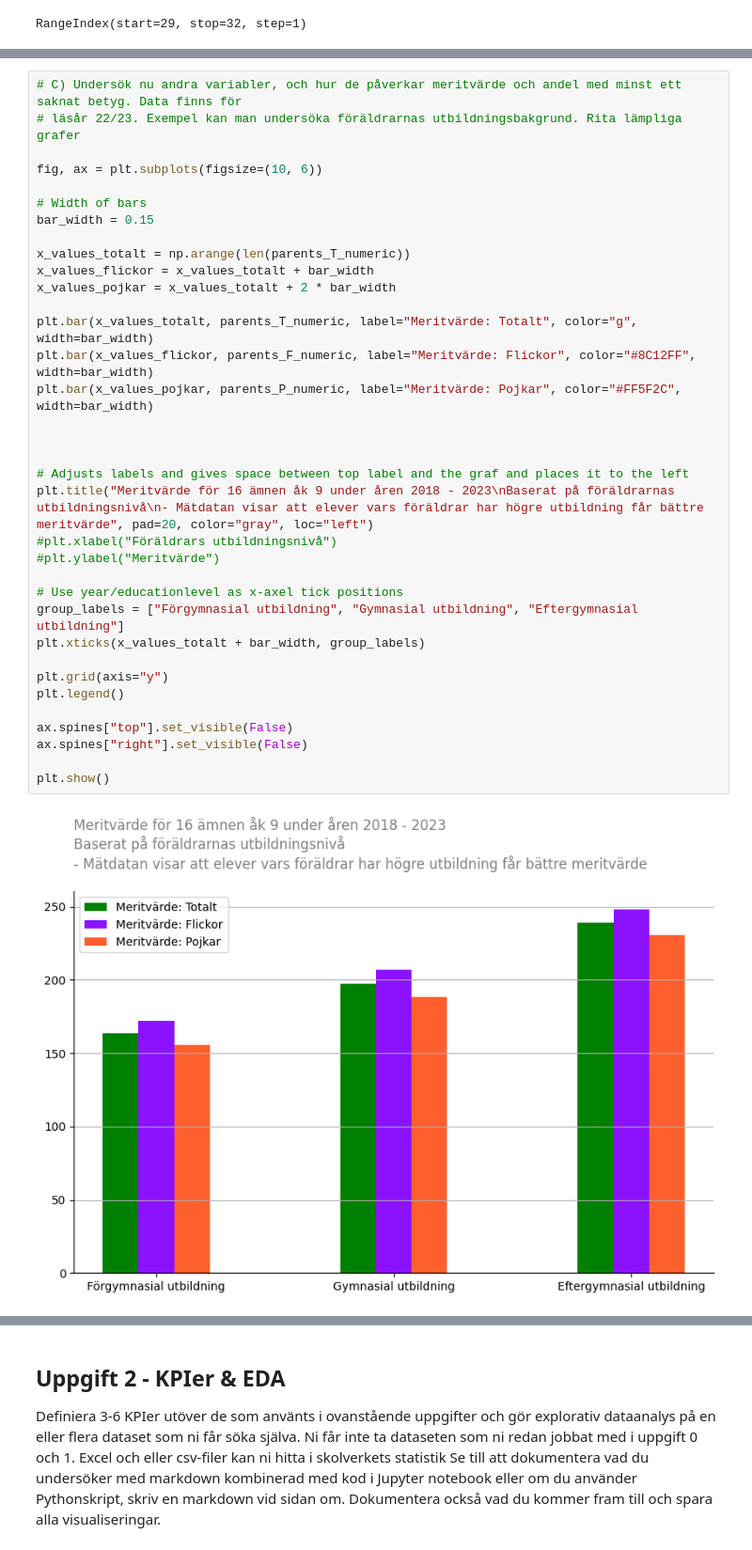
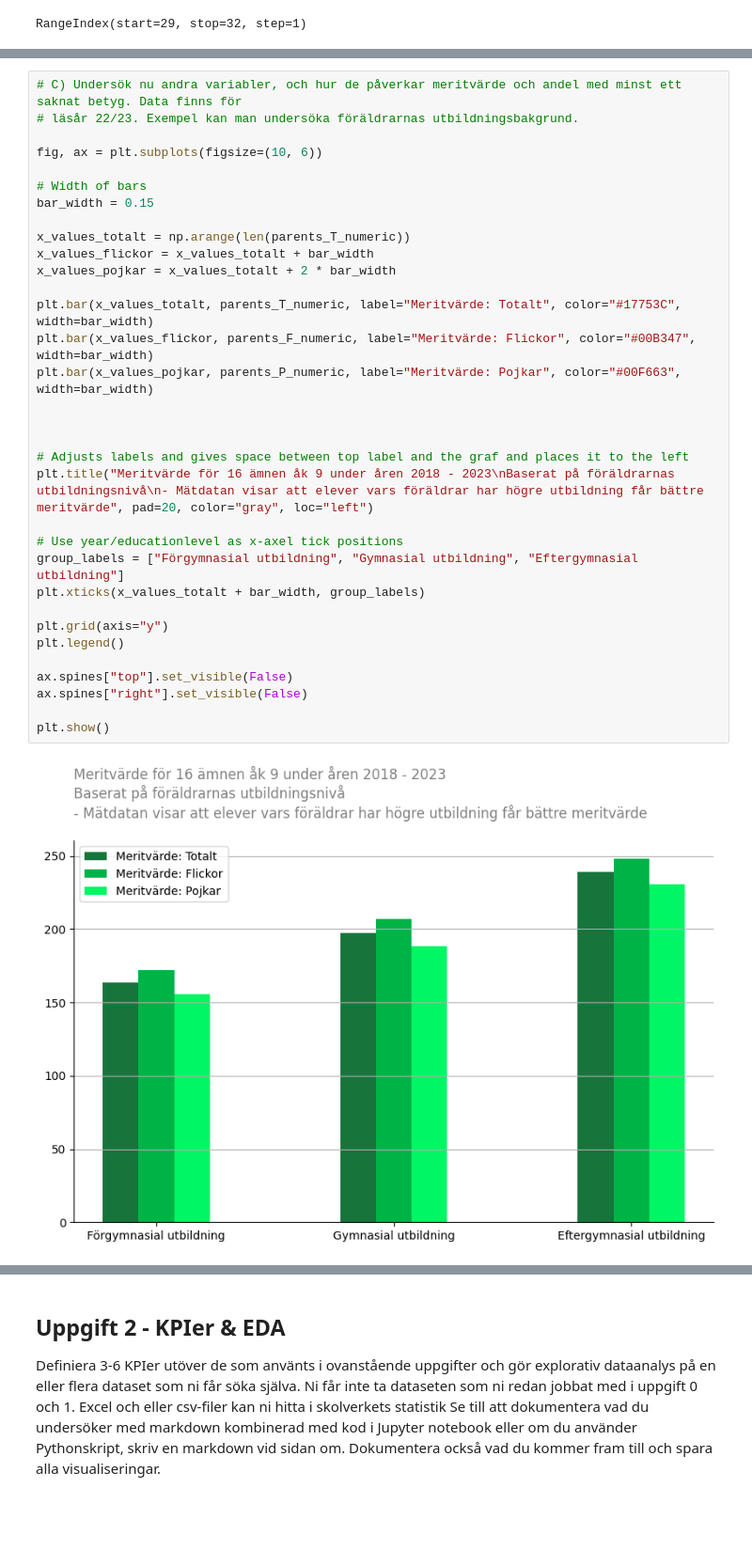
Before and after one commit to SandraAnder/Python-Sandra-Andersson-OPA23, a Jupyter notebook: Labb2/Laboration2_.ipynb, the cells around one changed output, grey strips where cells are left out. Shown at 94% size. Cells and saved outputs as stored; diff of their text form; blank space fills up the shorter version.

```diff
--- a/Labb2/Laboration2_.ipynb
+++ b/Labb2/Laboration2_.ipynb
@@ -605,37 +602,35 @@ RangeIndex(start=29, stop=32, step=1)
 # %%
 # C) Undersök nu andra variabler, och hur de påverkar meritvärde och andel med minst ett saknat betyg. Data finns för
-# läsår 22/23. Exempel kan man undersöka föräldrarnas utbildningsbakgrund. Rita lämpliga grafer
+# läsår 22/23. Exempel kan man undersöka föräldrarnas utbildningsbakgrund.
 
 fig, ax = plt.subplots(figsize=(10, 6))
 
 # Width of bars
 bar_width = 0.15
 
 x_values_totalt = np.arange(len(parents_T_numeric))
 x_values_flickor = x_values_totalt + bar_width
 x_values_pojkar = x_values_totalt + 2 * bar_width
 
-plt.bar(x_values_totalt, parents_T_numeric, label="Meritvärde: Totalt", color="g", width=bar_width)
-plt.bar(x_values_flickor, parents_F_numeric, label="Meritvärde: Flickor", color="#8C12FF", width=bar_width)
-plt.bar(x_values_pojkar, parents_P_numeric, label="Meritvärde: Pojkar", color="#FF5F2C", width=bar_width)
+plt.bar(x_values_totalt, parents_T_numeric, label="Meritvärde: Totalt", color="#17753C", width=bar_width)
+plt.bar(x_values_flickor, parents_F_numeric, label="Meritvärde: Flickor", color="#00B347", width=bar_width)
+plt.bar(x_values_pojkar, parents_P_numeric, label="Meritvärde: Pojkar", color="#00F663", width=bar_width)
 
 
 
 # Adjusts labels and gives space between top label and the graf and places it to the left
 plt.title("Meritvärde för 16 ämnen åk 9 under åren 2018 - 2023\nBaserat på föräldrarnas utbildningsnivå\n- Mätdatan visar att elever vars föräldrar har högre utbildning får bättre meritvärde", pad=20, color="gray", loc="left")
-#plt.xlabel("Föräldrars utbildningsnivå")
-#plt.ylabel("Meritvärde")
 
 # Use year/educationlevel as x-axel tick positions
 group_labels = ["Förgymnasial utbildning", "Gymnasial utbildning", "Eftergymnasial utbildning"]
 plt.xticks(x_values_totalt + bar_width, group_labels)
 
 plt.grid(axis="y")
 plt.legend()
 
 ax.spines["top"].set_visible(False)
 ax.spines["right"].set_visible(False)
 
 plt.show()
 # %% [output]
-[figure, old version]
+[figure, new version]
```
Also changed, not shown: parts of 51 cells of this notebook, 18 other files.
